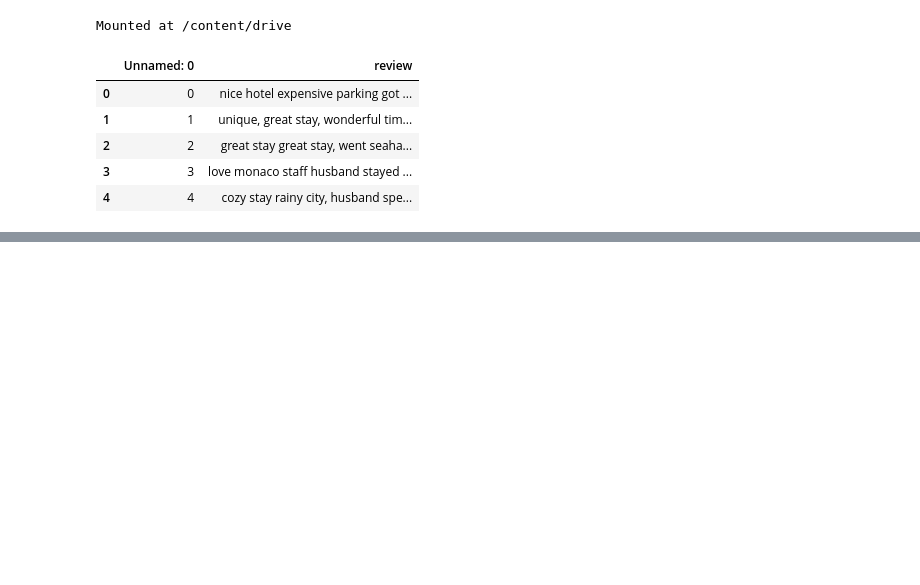
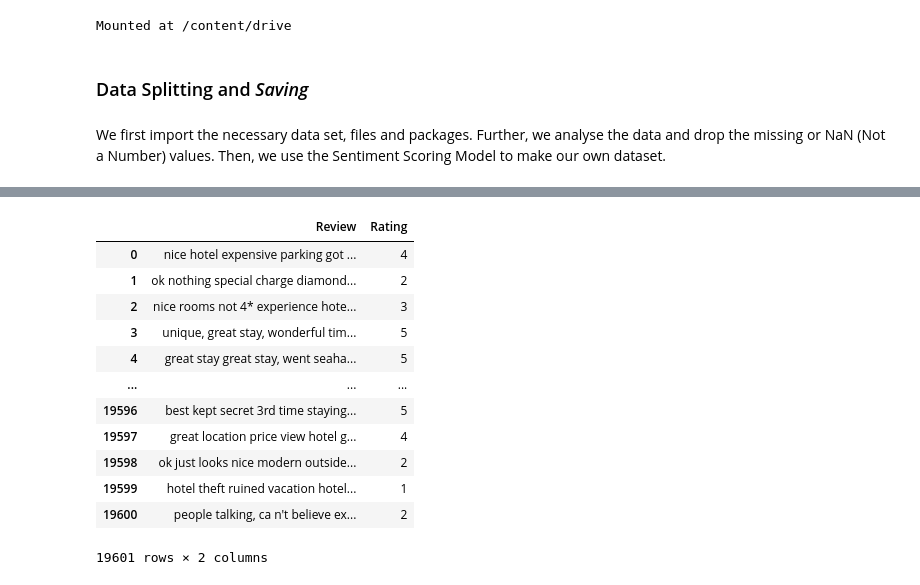
Before and after one commit to DonHK-97/LDA_BNCS411_Project, a Jupyter notebook: LDA_modeling.ipynb, the cells around one changed output, grey strips where cells are left out. Drawn from its saved outputs; the diff is of its cells as text; code cells hidden in the pictures; blank space fills up the shorter version.

```diff
--- a/LDA_modeling.ipynb
+++ b/LDA_modeling.ipynb
@@ -3,17 +5,3 @@ from google.colab import drive
 drive.mount('/content/drive')
 # %% [output]
 Mounted at /content/drive
-# %%
-import pandas as pd
-
-neg_rev = pd.read_csv('/content/drive/MyDrive/Team#2_LDA/neg_review.csv')
-pos_rev = pd.read_csv('/content/drive/MyDrive/Team#2_LDA/pos_review.csv')
-
-pos_rev.head(5)
-# %% [output]
-|  | Unnamed: 0 | review |
-| 0 | 0 | nice hotel expensive parking got ... |
-| 1 | 1 | unique, great stay, wonderful tim... |
-| 2 | 2 | great stay great stay, went seaha... |
-| 3 | 3 | love monaco staff husband stayed ... |
-| 4 | 4 | cozy stay rainy city, husband spe... |
@@ -34,0 +8,18 @@ def LDA_model(dataframe, columns):
+# %% [markdown]
+### Data Splitting and *Saving*
+# %% [markdown]
+We first import the necessary data set, files and packages. Further, we analyse the data and drop the missing or  NaN (Not a Number) values. Then, we use the Sentiment Scoring Model to make our own dataset.
+# %%
+import pandas as pd
+import matplotlib.pyplot as plt
+import nltk
+from nltk.sentiment.vader import SentimentIntensityAnalyzer
+
+#Through Vader module, we will divide our dataset in two types : Negative and Positive
+#By sentiment analysis scores from user reivews and rating.
+#The Vader module, need to be downloaded
+nltk.download('vader_lexicon')
+
+text_reviews = pd.read_csv('/content/drive/MyDrive/Team2_LDA/tripadvisor_hotel_reviews.csv')
+text_reviews
+# %% [output]
@@ -34,0 +27,13 @@ def LDA_model(dataframe, columns):
+|  | Review | Rating |
+| 0 | nice hotel expensive parking got ... | 4 |
+| 1 | ok nothing special charge diamond... | 2 |
+| 2 | nice rooms not 4* experience hote... | 3 |
+| 3 | unique, great stay, wonderful tim... | 5 |
+| 4 | great stay great stay, went seaha... | 5 |
+| ... | ... | ... |
+| 19596 | best kept secret 3rd time staying... | 5 |
+| 19597 | great location price view hotel g... | 4 |
+| 19598 | ok just looks nice modern outside... | 2 |
+| 19599 | hotel theft ruined vacation hotel... | 1 |
+| 19600 | people talking, ca n't believe ex... | 2 |
+19601 rows × 2 columns
```
Also changed, not shown: parts of 30 cells of this notebook, 1 other file.
